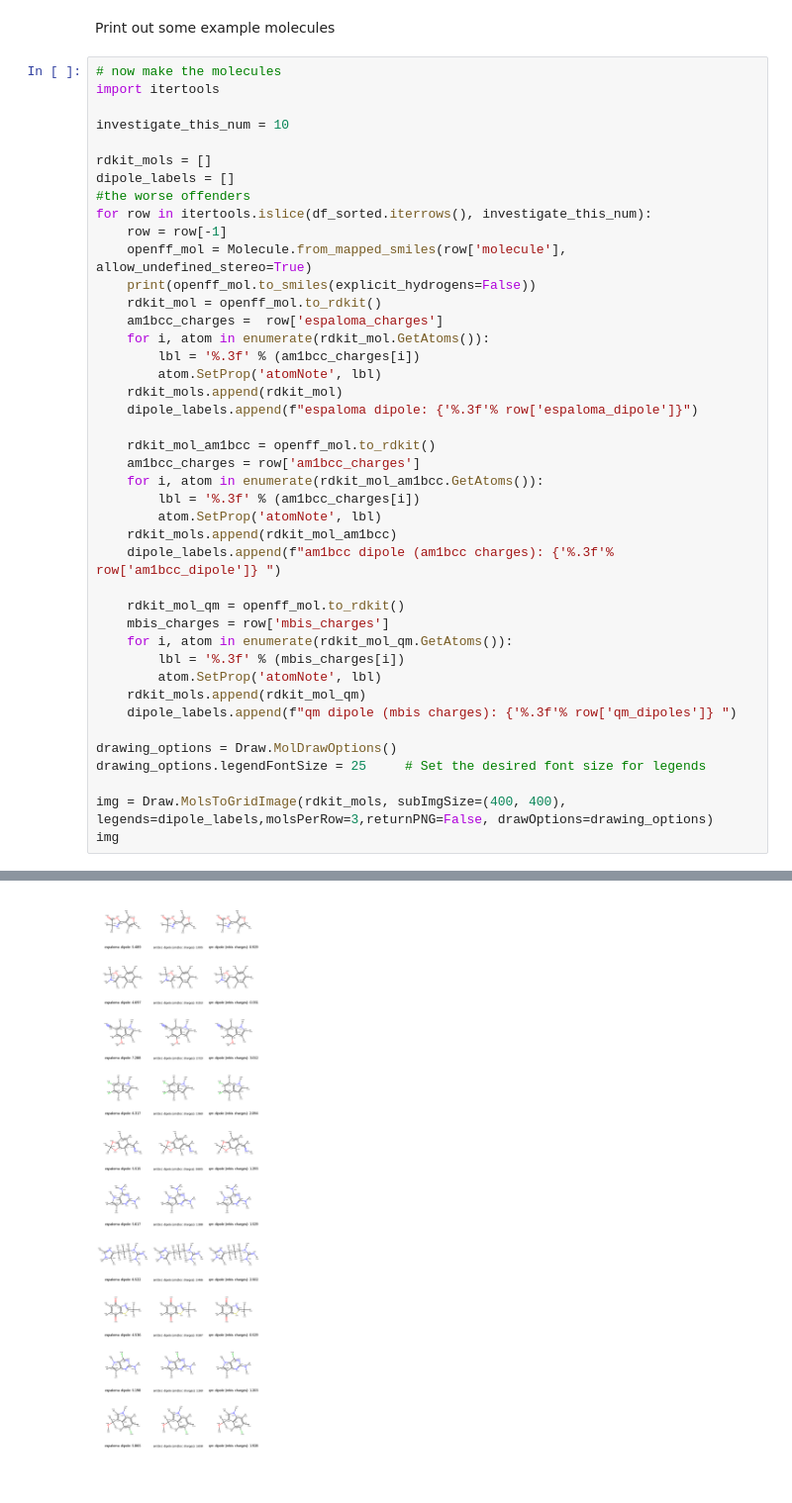
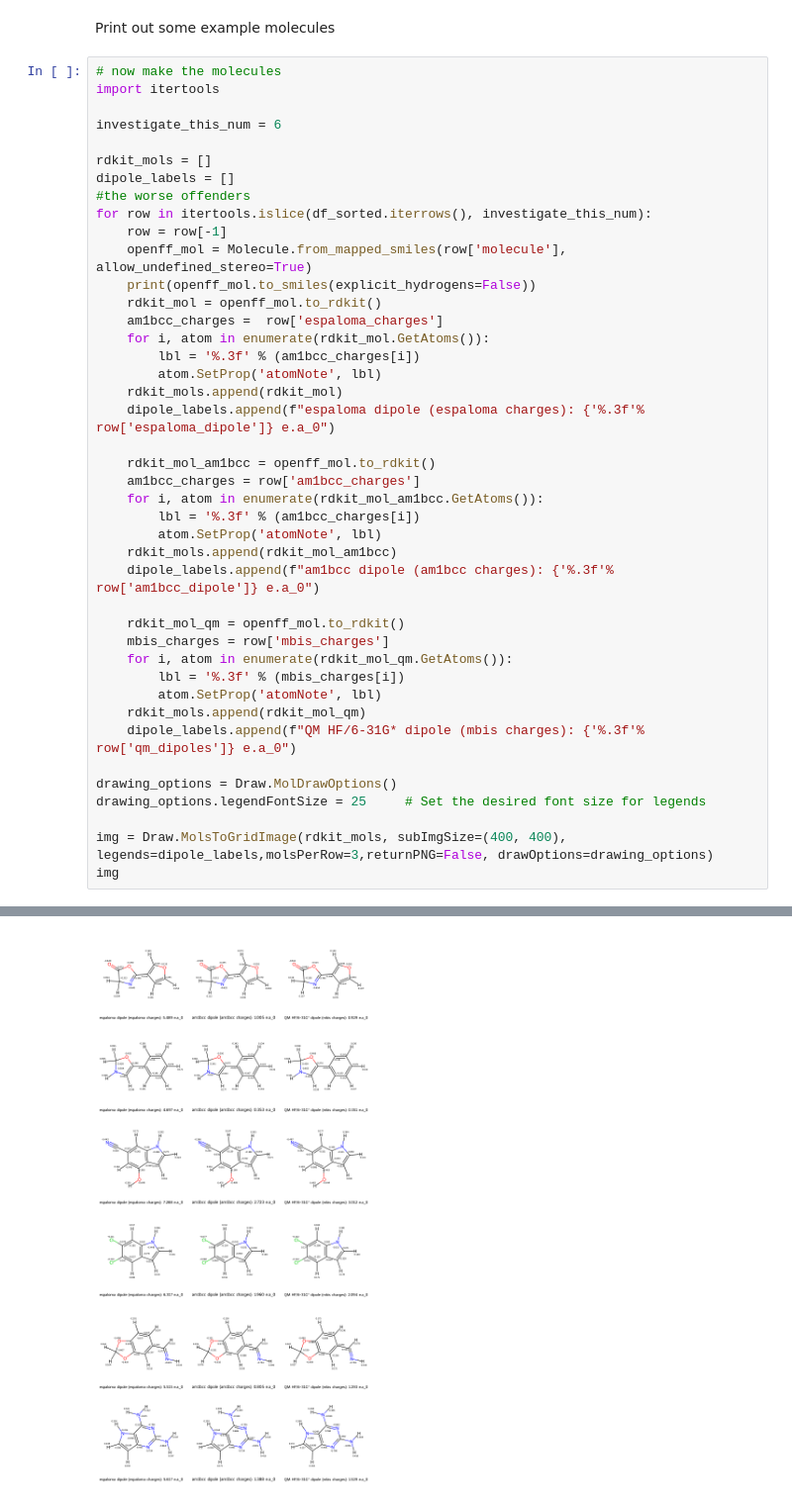
Before and after one commit to bismuthadams1/charge_paper, a Jupyter notebook: comparison_of_charge_models/plot_dipole_and_esp_results.ipynb, the cells around one changed output, grey strips where cells are left out. Shown at 99% size. Drawn from its saved outputs; the diff is of its cells as text.

Commit message:
labelling resp charges

```diff
--- a/comparison_of_charge_models/plot_dipole_and_esp_results.ipynb
+++ b/comparison_of_charge_models/plot_dipole_and_esp_results.ipynb
@@ -257,7 +257,7 @@ Print out some example molecules
 # now make the molecules
 import itertools
 
-investigate_this_num = 10
+investigate_this_num = 6
 
 rdkit_mols = []
 dipole_labels = []
@@ -272,7 +272,7 @@ for row in itertools.islice(df_sorted.iterrows(), investigate_this_num):
         lbl = '%.3f' % (am1bcc_charges[i])
         atom.SetProp('atomNote', lbl)
     rdkit_mols.append(rdkit_mol)
-    dipole_labels.append(f"espaloma dipole: {'%.3f'% row['espaloma_dipole']}")
+    dipole_labels.append(f"espaloma dipole (espaloma charges): {'%.3f'% row['espaloma_dipole']} e.a_0")
 
     rdkit_mol_am1bcc = openff_mol.to_rdkit()
     am1bcc_charges = row['am1bcc_charges']
@@ -280,7 +280,7 @@ for row in itertools.islice(df_sorted.iterrows(), investigate_this_num):
         lbl = '%.3f' % (am1bcc_charges[i])
         atom.SetProp('atomNote', lbl)
     rdkit_mols.append(rdkit_mol_am1bcc)
-    dipole_labels.append(f"am1bcc dipole (am1bcc charges): {'%.3f'% row['am1bcc_dipole']} ")
+    dipole_labels.append(f"am1bcc dipole (am1bcc charges): {'%.3f'% row['am1bcc_dipole']} e.a_0")
 
     rdkit_mol_qm = openff_mol.to_rdkit()
     mbis_charges = row['mbis_charges']
@@ -288,7 +288,7 @@ for row in itertools.islice(df_sorted.iterrows(), investigate_this_num):
         lbl = '%.3f' % (mbis_charges[i])
         atom.SetProp('atomNote', lbl)
     rdkit_mols.append(rdkit_mol_qm)
-    dipole_labels.append(f"qm dipole (mbis charges): {'%.3f'% row['qm_dipoles']} ")
+    dipole_labels.append(f"QM HF/6-31G* dipole (mbis charges): {'%.3f'% row['qm_dipoles']} e.a_0")
 
 drawing_options = Draw.MolDrawOptions()
 drawing_options.legendFontSize = 25     # Set the desired font size for legends
@@ -309 +305 @@ OCc1c[nH]c2ccc(Cl)cc12
-[figure, old version]
+[figure, new version]
```
Also changed, not shown: parts of 2 cells of this notebook, 2 other files.
